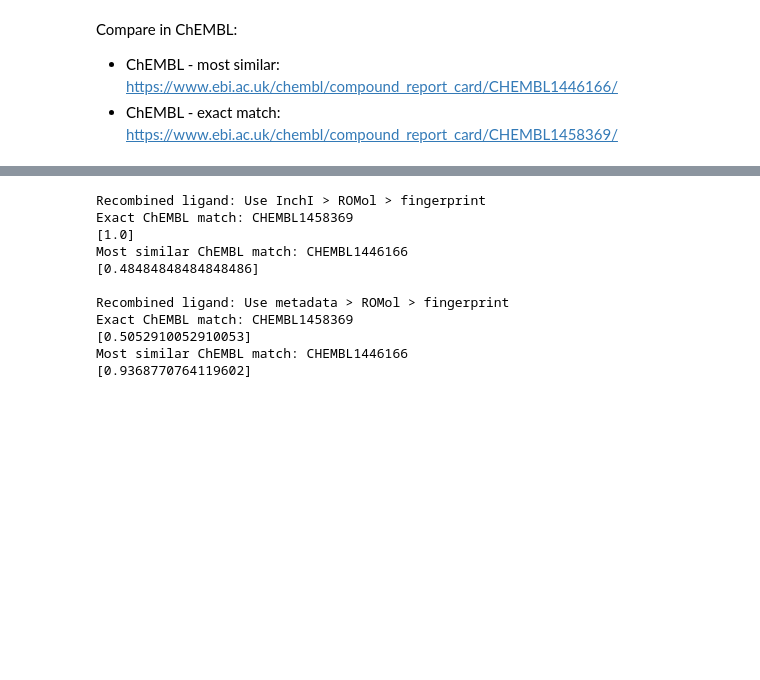
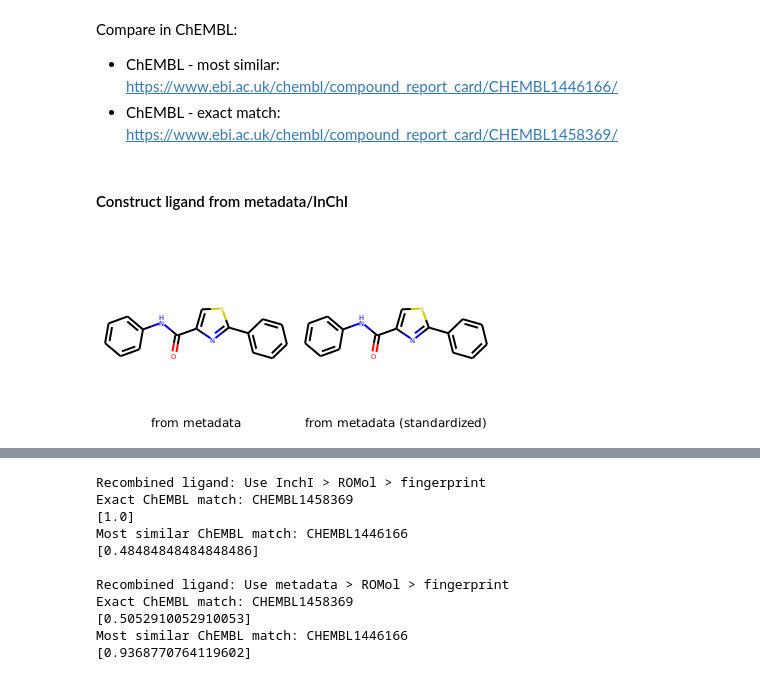
Before and after one commit to volkamerlab/KinFragLib, a Jupyter notebook: notebooks/0_0_combinatorial_library_exact_vs_most_similar.ipynb, the cells around one changed output, grey strips where cells are left out. Drawn from its saved outputs; the diff is of its cells as text; code cells hidden in the pictures; blank space fills up the shorter version.

Commit message:
Draw ligands from metadata/InChI construction with/without standardization

```diff
--- a/notebooks/0_0_combinatorial_library_exact_vs_most_similar.ipynb
+++ b/notebooks/0_0_combinatorial_library_exact_vs_most_similar.ipynb
@@ -178,3 +168,18 @@ Compare in ChEMBL:
 
 - ChEMBL - most similar: https://www.ebi.ac.uk/chembl/compound_report_card/CHEMBL1446166/
 - ChEMBL - exact match: https://www.ebi.ac.uk/chembl/compound_report_card/CHEMBL1458369/
+# %% [markdown]
+#### Construct ligand from metadata/InChI
+# %%
+# Construct ligand from metadata
+mol = construct_ligand(
+    recombined_ligand.fragment_ids,
+    recombined_ligand.bond_ids,
+    fragment_library
+)
+Chem.Draw.MolsToGridImage(
+    [mol, standardize_mol(mol)],
+    legends=['from metadata', 'from metadata (standardized)']
+)
+# %% [output]
+[figure, added]
```
Also changed, not shown: parts of 19 cells of this notebook.
